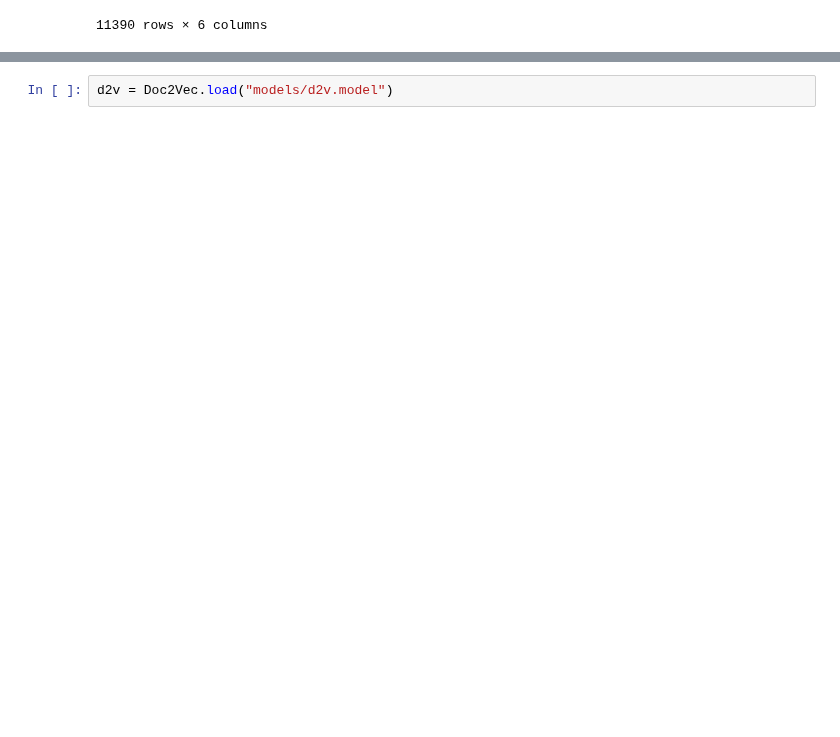
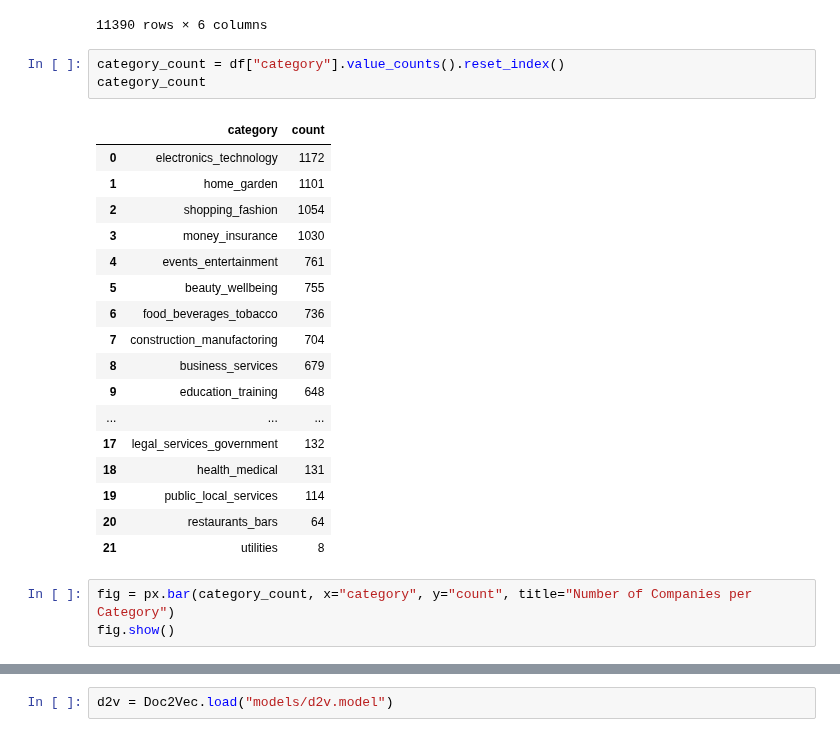
Before and after one commit to Maryam-Dollet/NLP_Project, a Jupyter notebook: supervised_sklearn.ipynb, the cells around one changed output, grey strips where cells are left out. Saved outputs shown, nothing was run; the diff lists cells and outputs as text; blank space fills up the shorter version.

```diff
--- a/supervised_sklearn.ipynb
+++ b/supervised_sklearn.ipynb
@@ -18,3 +21,27 @@ df
 | 11388 | shopequitation | Online specialist in the sale of ... | vehicles_transportation | 1,2 | online specialist sale horse ride... | 11388 |
 | 11389 | Odyssee Transfer | Private shuttle company between a... | vehicles_transportation | 1,1 | private shuttle company airport t... | 11389 |
 11390 rows × 6 columns
+# %%
+category_count = df["category"].value_counts().reset_index()
+category_count
+# %% [output]
+|  | category | count |
+| 0 | electronics_technology | 1172 |
+| 1 | home_garden | 1101 |
+| 2 | shopping_fashion | 1054 |
+| 3 | money_insurance | 1030 |
+| 4 | events_entertainment | 761 |
+| 5 | beauty_wellbeing | 755 |
+| 6 | food_beverages_tobacco | 736 |
+| 7 | construction_manufactoring | 704 |
+| 8 | business_services | 679 |
+| 9 | education_training | 648 |
+| ... | ... | ... |
+| 17 | legal_services_government | 132 |
+| 18 | health_medical | 131 |
+| 19 | public_local_services | 114 |
+| 20 | restaurants_bars | 64 |
+| 21 | utilities | 8 |
+# %%
+fig = px.bar(category_count, x="category", y="count", title="Number of Companies per Category")
+fig.show()
```
Also changed, not shown: parts of 35 cells of this notebook, 1 other file.
